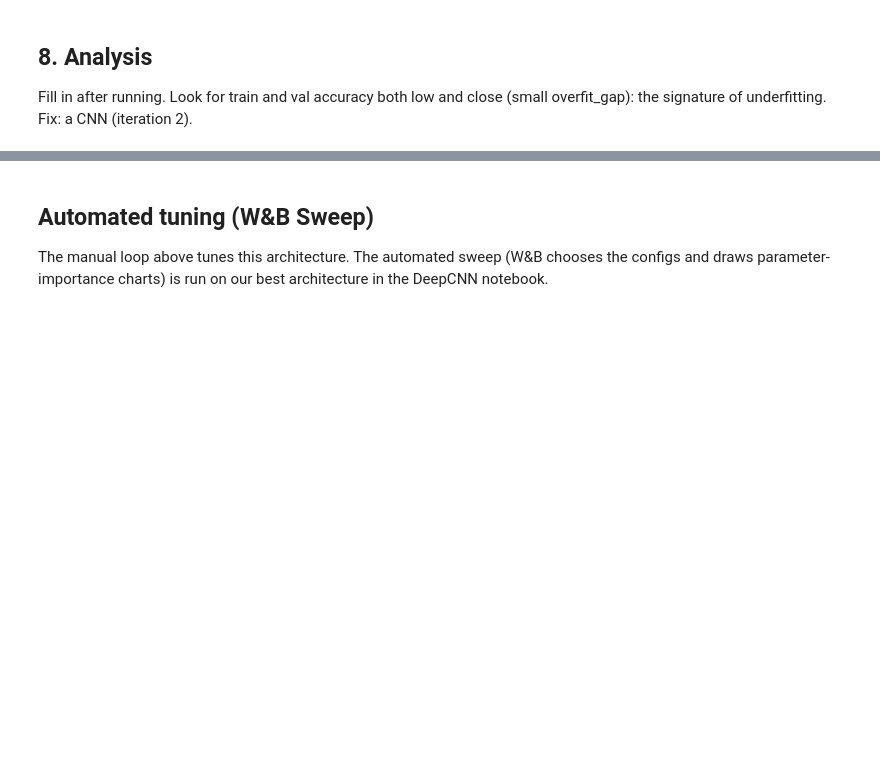
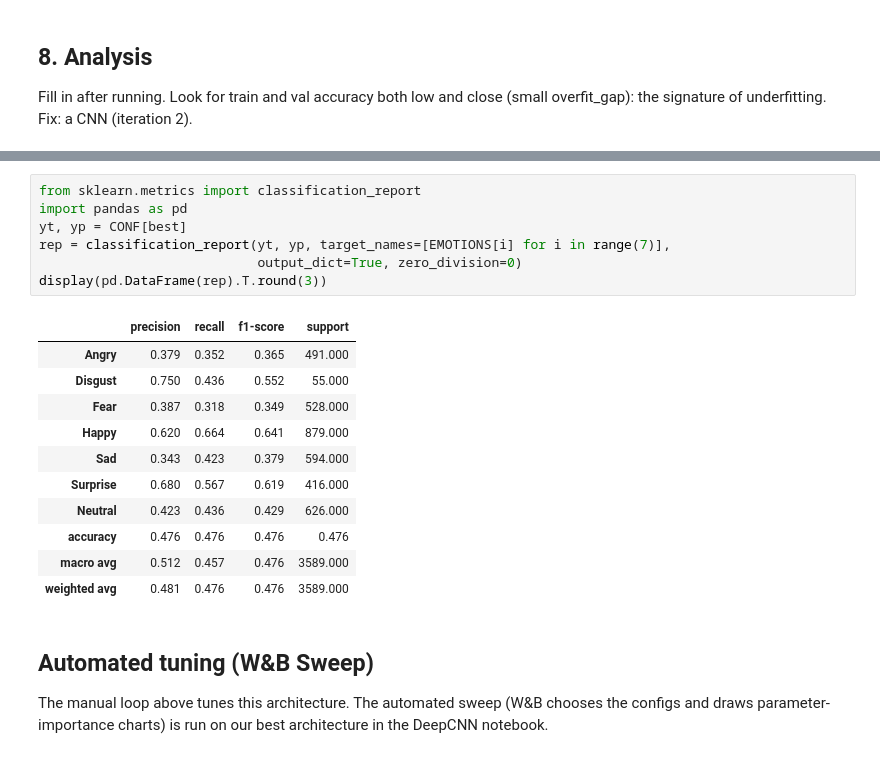
Before and after one commit to romaxod/ML-HW4-FUULXOD, a Jupyter notebook: model_experiment_MLP.ipynb, the cells around one changed output, grey strips where cells are left out. Cells and saved outputs as stored; diff of their text form; blank space fills up the shorter version.

```diff
--- a/model_experiment_MLP.ipynb
+++ b/model_experiment_MLP.ipynb
@@ -213,3 +437,22 @@ Fill in after running. Look for train and val accuracy both low and close (small
+# %%
+from sklearn.metrics import classification_report
+import pandas as pd
+yt, yp = CONF[best]
+rep = classification_report(yt, yp, target_names=[EMOTIONS[i] for i in range(7)],
+                            output_dict=True, zero_division=0)
+display(pd.DataFrame(rep).T.round(3))
+# %% [output]
+|  | precision | recall | f1-score | support |
+| Angry | 0.379 | 0.352 | 0.365 | 491.000 |
+| Disgust | 0.750 | 0.436 | 0.552 | 55.000 |
+| Fear | 0.387 | 0.318 | 0.349 | 528.000 |
+| Happy | 0.620 | 0.664 | 0.641 | 879.000 |
+| Sad | 0.343 | 0.423 | 0.379 | 594.000 |
+| Surprise | 0.680 | 0.567 | 0.619 | 416.000 |
+| Neutral | 0.423 | 0.436 | 0.429 | 626.000 |
+| accuracy | 0.476 | 0.476 | 0.476 | 0.476 |
+| macro avg | 0.512 | 0.457 | 0.476 | 3589.000 |
+| weighted avg | 0.481 | 0.476 | 0.476 | 3589.000 |
 # %% [markdown]
 ## Automated tuning (W&B Sweep)
 The manual loop above tunes this architecture. The automated sweep (W&B chooses
```
Also changed, not shown: parts of 18 cells of this notebook.
